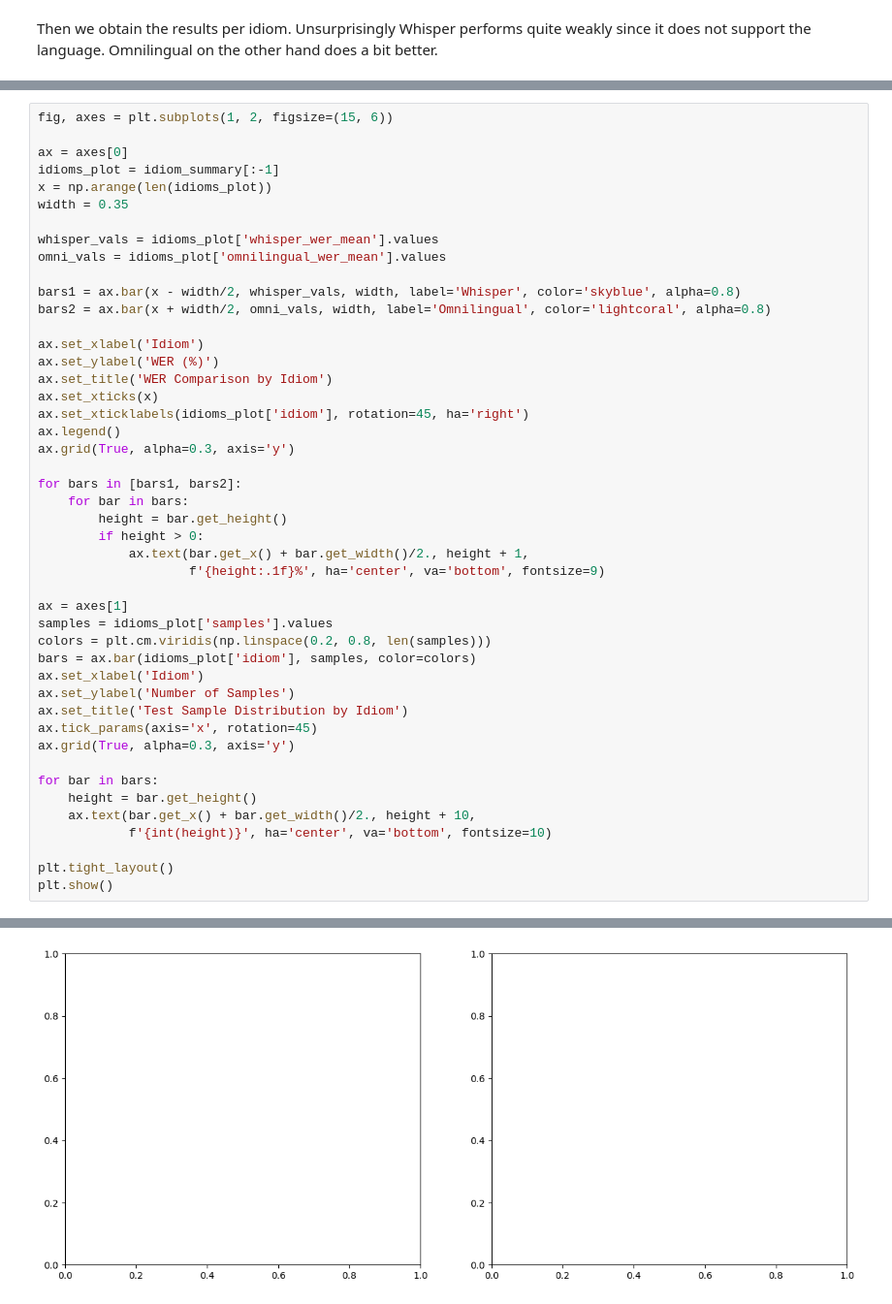
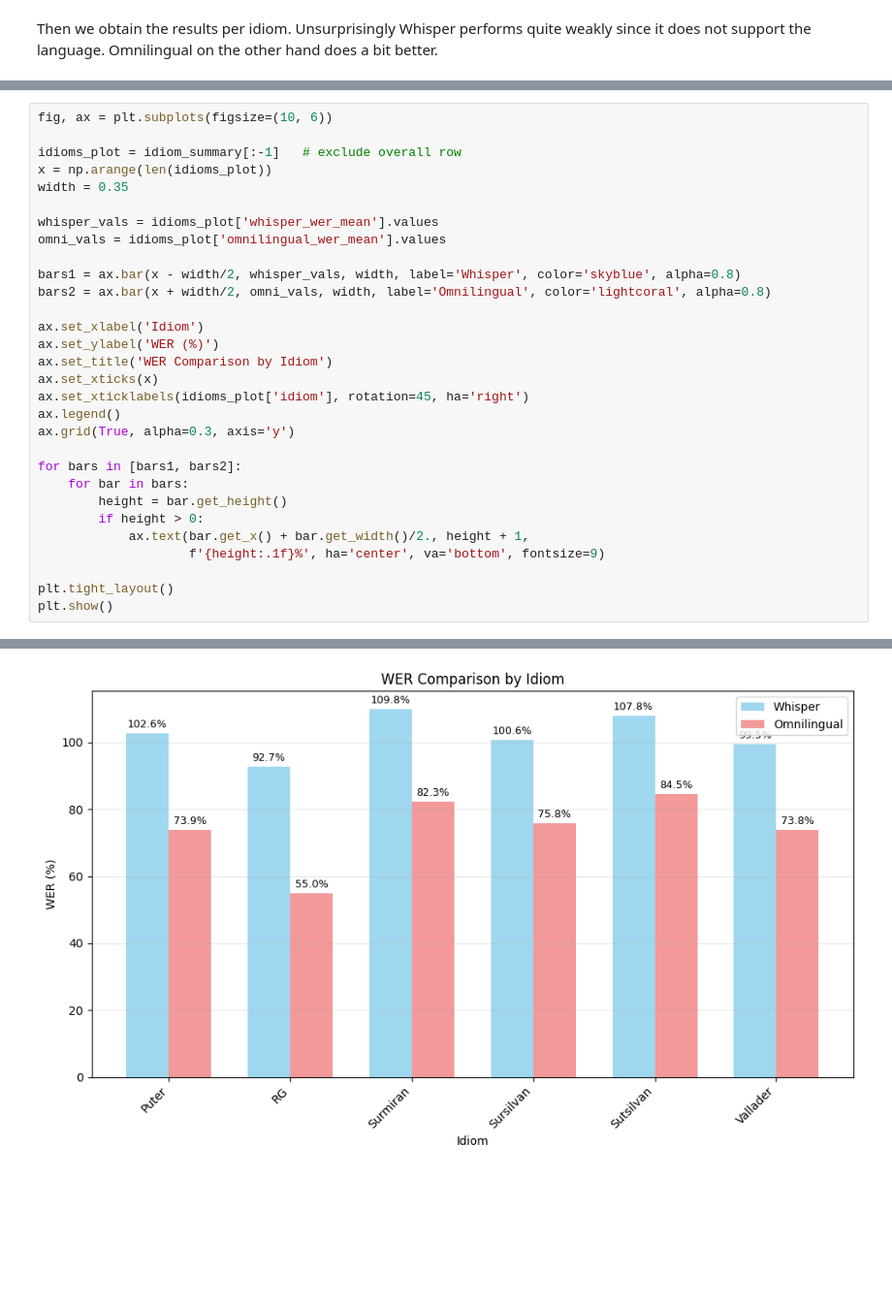
Before and after one commit to manueltuor/Romansh-ASR, a Jupyter notebook: 2_Model_Baseline.ipynb, the cells around one changed output, grey strips where cells are left out. Shown at 97% size. Cells and saved outputs as stored; diff of their text form; blank space fills up the shorter version.

```diff
--- a/2_Model_Baseline.ipynb
+++ b/2_Model_Baseline.ipynb
@@ -248,8 +227,7 @@ Sutsilvan       94             96.94           0.0551                 84.47
 # %%
-fig, axes = plt.subplots(1, 2, figsize=(15, 6))
+fig, ax = plt.subplots(figsize=(10, 6))
 
-ax = axes[0]
-idioms_plot = idiom_summary[:-1]
+idioms_plot = idiom_summary[:-1]   # exclude overall row
 x = np.arange(len(idioms_plot))
 width = 0.35
 
@@ -274,21 +252,6 @@ for bars in [bars1, bars2]:
             ax.text(bar.get_x() + bar.get_width()/2., height + 1,
                     f'{height:.1f}%', ha='center', va='bottom', fontsize=9)
 
-ax = axes[1]
-samples = idioms_plot['samples'].values
-colors = plt.cm.viridis(np.linspace(0.2, 0.8, len(samples)))
-bars = ax.bar(idioms_plot['idiom'], samples, color=colors)
-ax.set_xlabel('Idiom')
-ax.set_ylabel('Number of Samples')
-ax.set_title('Test Sample Distribution by Idiom')
-ax.tick_params(axis='x', rotation=45)
-ax.grid(True, alpha=0.3, axis='y')
-
-for bar in bars:
-    height = bar.get_height()
-    ax.text(bar.get_x() + bar.get_width()/2., height + 10,
-            f'{int(height)}', ha='center', va='bottom', fontsize=10)
-
 plt.tight_layout()
 plt.show()
 # %% [output]
@@ -296,4 +258,4 @@ NameError: name 'idiom_summary' is not defined
-[figure, old version]
+[figure, new version]
 # %%
 print("\n" + "="*60)
 print("EXAMPLE TRANSCRIPTIONS")
```
Also changed, not shown: parts of 11 cells of this notebook, 4 other files.
